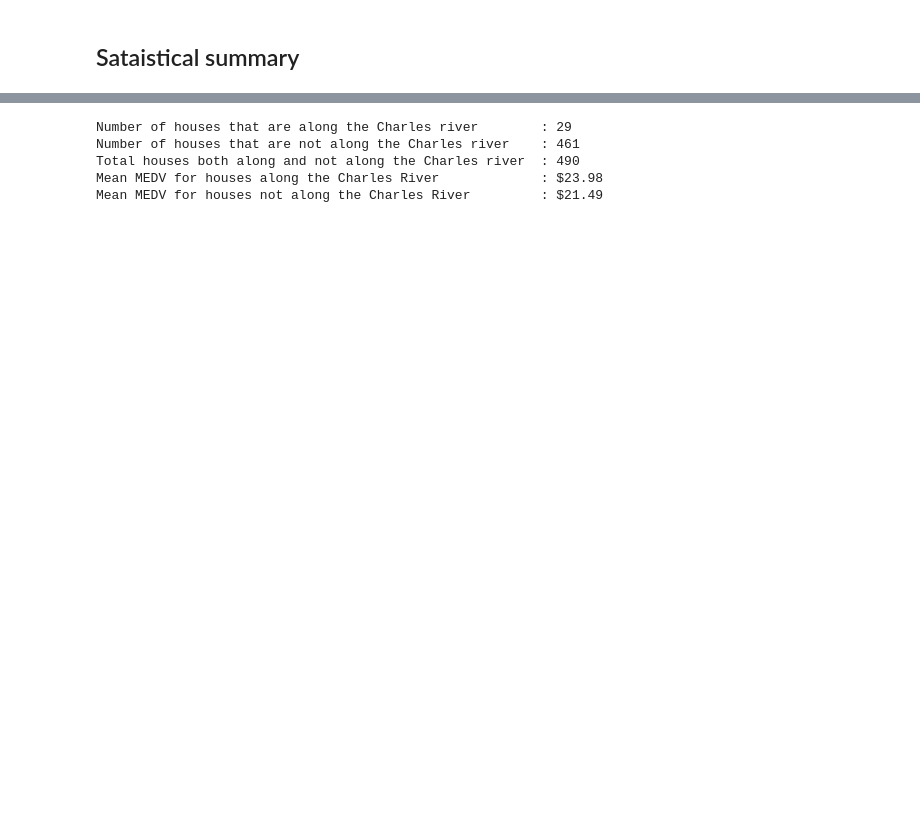
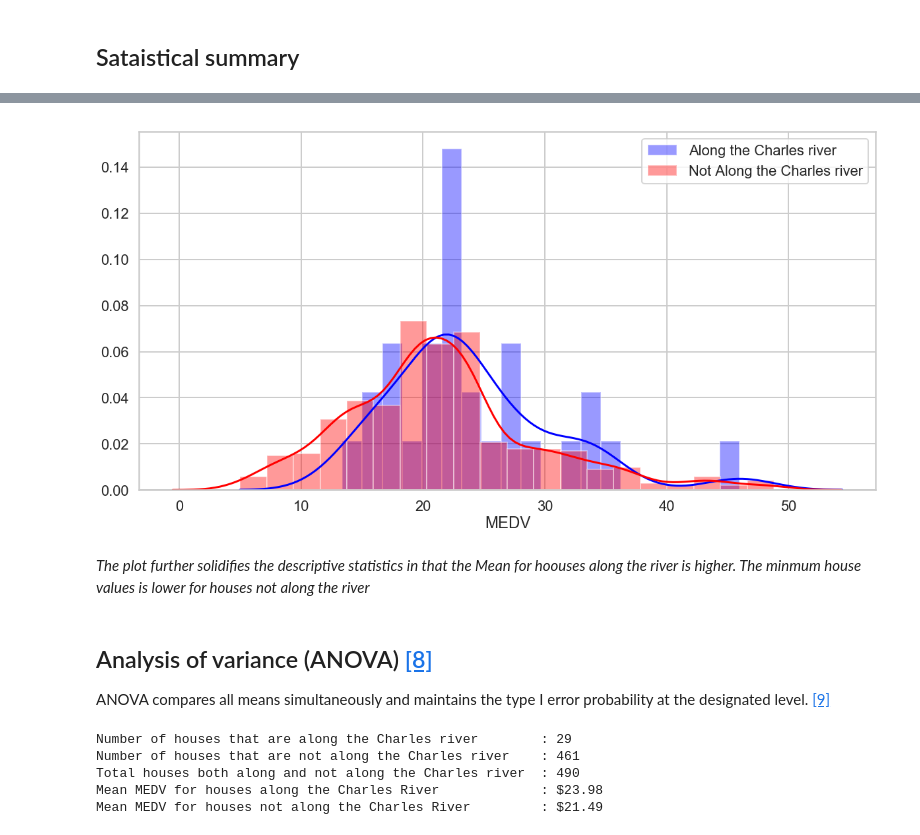
Before and after one commit to Roisin-Fallon/Machine-Learning-and-Statistics-Assessment-2019, a Jupyter notebook: Project.ipynb, the cells around one changed output, grey strips where cells are left out. Cells and saved outputs as stored; diff of their text form; code cells hidden in the pictures; blank space fills up the shorter version.

Commit message:
Finished Section to on MEDV and added references

```diff
--- a/Project.ipynb
+++ b/Project.ipynb
@@ -549,3 +563,19 @@ Name: MEDV, dtype: float64
+# %%
+along_river = df2[(df2['CHAS'] == 1)]["MEDV"]
+along_other = df2[(df2['CHAS'] == 0)]["MEDV"]
+
+sns.distplot(along_river, bins=20, color="blue", label='Along the Charles river')
+sns.distplot(along_other, bins=20, color="red", label='Not Along the Charles river')
+plt.legend()
+plt.show()
+# %% [output]
+[figure, added]
+# %% [markdown]
+<i>The plot further solidifies the descriptive statistics in that the Mean for hoouses along the river is higher. The minmum house values is lower for houses not along the river</i>
+# %% [markdown]
+## Analysis of variance (ANOVA) <a href=https://github.com/ianmcloughlin/jupyter-teaching-notebooks/blob/master/anova.ipynb>[8]</a>
+
+ANOVA compares all means simultaneously and maintains the type I error probability at the designated level. <a href=http://grants.hhp.coe.uh.edu/doconnor/PEP6305/Multiple%20t%20tests.htm>[9]</a>
 # %%
 river = df2[df2["CHAS"] == 1]
 river_count = river["CHAS"].count()
```
Also changed, not shown: parts of 34 cells of this notebook, 1 other file.
